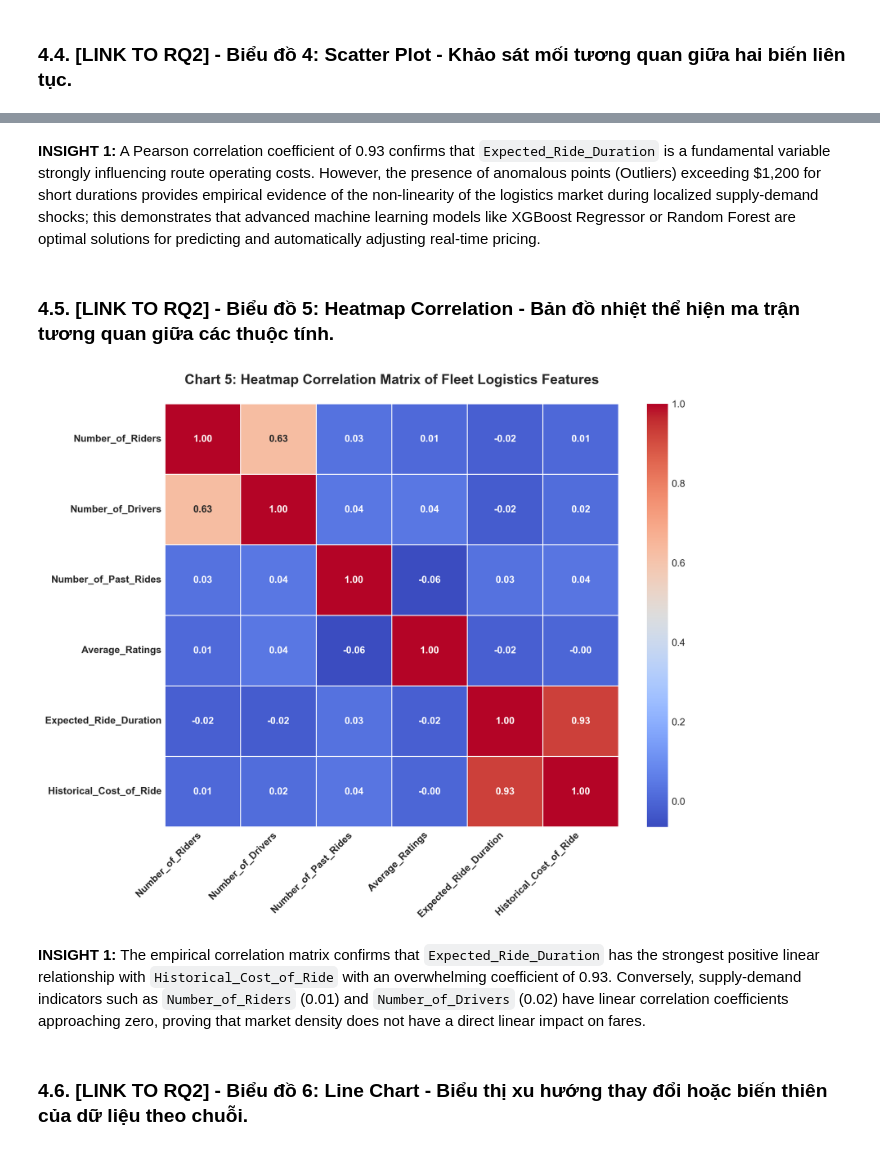
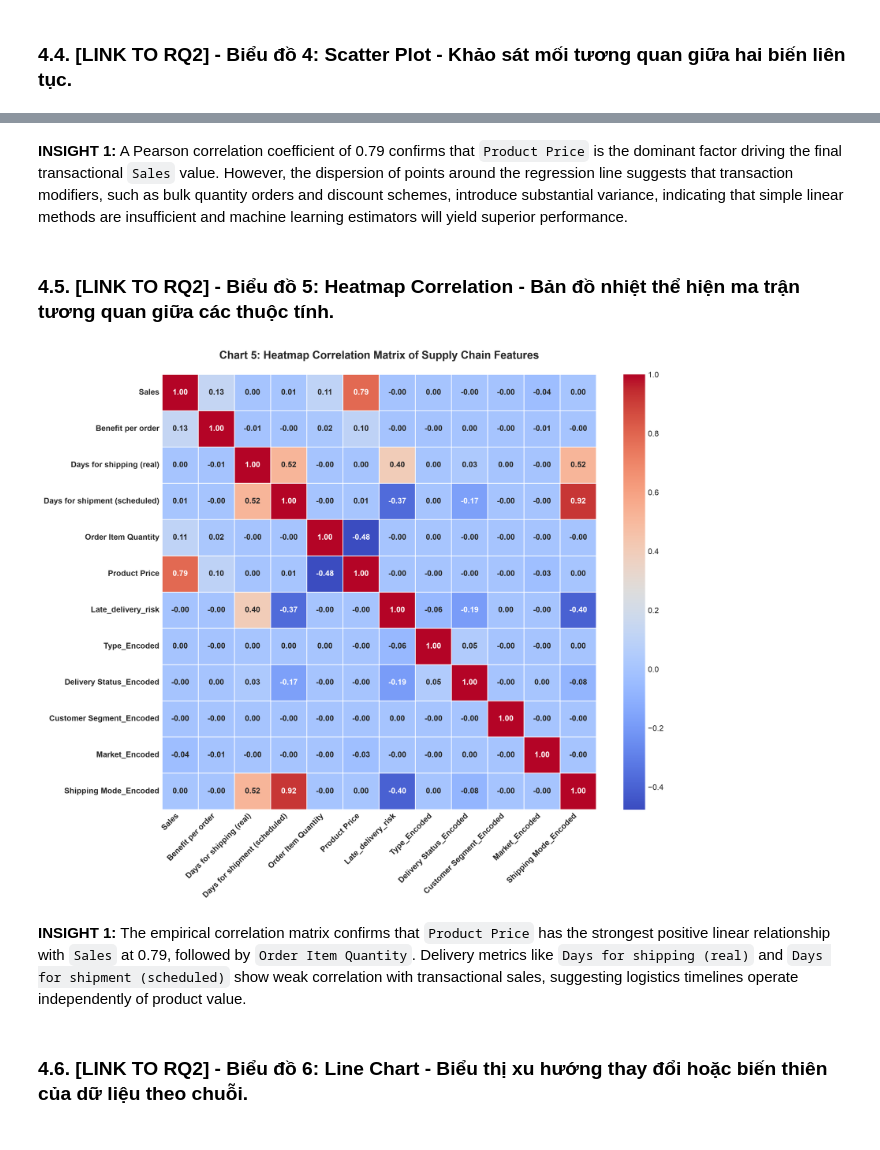
Before and after one commit to trietnguyen2611/Dynamic_Pricing, a Jupyter notebook: Group_7_AI_Driven_Dynamic_Pricing_in_Freight_&_Shipping_Logistics.ipynb, the cells around one changed output, grey strips where cells are left out. Cells and saved outputs as stored; diff of their text form; code cells hidden in the pictures.

```diff
--- a/Group_7_AI_Driven_Dynamic_Pricing_in_Freight_&_Shipping_Logistics.ipynb
+++ b/Group_7_AI_Driven_Dynamic_Pricing_in_Freight_&_Shipping_Logistics.ipynb
@@ -880,5 +871,5 @@ plt.show()
-# %% [markdown]
-**INSIGHT 1:** A Pearson correlation coefficient of 0.93 confirms that `Expected_Ride_Duration` is a fundamental variable strongly influencing route operating costs. However, the presence of anomalous points (Outliers) exceeding $1,200 for short durations provides empirical evidence of the non-linearity of the logistics market during localized supply-demand shocks; this demonstrates that advanced machine learning models like XGBoost Regressor or Random Forest are optimal solutions for predicting and automatically adjusting real-time pricing.
+# %% [markdown]
+**INSIGHT 1:** A Pearson correlation coefficient of 0.79 confirms that `Product Price` is the dominant factor driving the final transactional `Sales` value. However, the dispersion of points around the regression line suggests that transaction modifiers, such as bulk quantity orders and discount schemes, introduce substantial variance, indicating that simple linear methods are insufficient and machine learning estimators will yield superior performance.
 # %% [markdown]
 ### 4.5. [LINK TO RQ2] - Biểu đồ 5: Heatmap Correlation  - Bản đồ nhiệt thể hiện ma trận tương quan giữa các thuộc tính.
 # %%
@@ -886,46 +877,55 @@ import matplotlib.pyplot as plt
 import numpy as np
 import pandas as pd
 import seaborn as sns
+import sqlite3
 
 # 1. Kết nối database và lấy dữ liệu sạch
 conn = sqlite3.connect('freight_pricing_research.db')
-df = pd.read_sql_query("SELECT * FROM freight_pricing", conn)
+df = pd.read_sql_query("SELECT * FROM supply_chain", conn)
 conn.close()
 
-# 2. Tính toán ma trận tương quan (Chỉ tính trên cột số)
-corr_matrix = df.corr(numeric_only=True)
+# 2. Tính toán ma trận tương quan (Chỉ tính trên cột số quan trọng)
+cols_to_corr = [
+    'Sales', 'Benefit per order', 'Days for shipping (real)',
+    'Days for shipment (scheduled)', 'Order Item Quantity',
+    'Product Price', 'Late_delivery_risk',
+    'Type_Encoded', 'Delivery Status_Encoded',
+    'Customer Segment_Encoded', 'Market_Encoded', 'Shipping Mode_Encoded'
+]
+cols_to_corr = [c for c in cols_to_corr if c in df.columns]
+corr_matrix = df[cols_to_corr].corr()
 
 # 3. Khởi tạo khung vẽ biểu đồ
-plt.figure(figsize=(10, 8), dpi=300)
+plt.figure(figsize=(12, 10), dpi=300)
 
 # 4. Vẽ bản đồ nhiệt Heatmap
 sns.heatmap(
     corr_matrix,
     annot=True,
     cmap="coolwarm",
     fmt=".2f",
     linewidths=0.5,
     annot_kws={"size": 10, "weight": "bold"},
 )
 
 # 5. Cấu hình tiêu đề chuẩn hóa
 plt.title(
-    "Chart 5: Heatmap Correlation Matrix of Fleet Logistics Features",
+    "Chart 5: Heatmap Correlation Matrix of Supply Chain Features",
     fontsize=14,
     fontweight="bold",
     pad=20,
 )
 plt.xticks(rotation=45, ha="right", fontsize=10, fontweight="bold")
 plt.yticks(rotation=0, fontsize=10, fontweight="bold")
 
 # 6. Hiển thị biểu đồ
 plt.tight_layout()
 plt.savefig("charts_img/45_rq2_heatmap_correlation_matrix.png", bbox_inches="tight", dpi=300)
 plt.show()
 # %% [output]
-[figure, old version]
+[figure, new version]
-# %% [markdown]
-**INSIGHT 1:** The empirical correlation matrix confirms that `Expected_Ride_Duration` has the strongest positive linear relationship with `Historical_Cost_of_Ride` with an overwhelming coefficient of 0.93. Conversely, supply-demand indicators such as `Number_of_Riders` (0.01) and `Number_of_Drivers` (0.02) have linear correlation coefficients approaching zero, proving that market density does not have a direct linear impact on fares.
+# %% [markdown]
+**INSIGHT 1:** The empirical correlation matrix confirms that `Product Price` has the strongest positive linear relationship with `Sales` at 0.79, followed by `Order Item Quantity`. Delivery metrics like `Days for shipping (real)` and `Days for shipment (scheduled)` show weak correlation with transactional sales, suggesting logistics timelines operate independently of product value.
 # %% [markdown]
 ### 4.6. [LINK TO RQ2] - Biểu đồ 6: Line Chart - Biểu thị xu hướng thay đổi hoặc biến thiên của dữ liệu theo chuỗi.
 # %%
```
Also changed, not shown: parts of 29 cells of this notebook, 12 other files.
